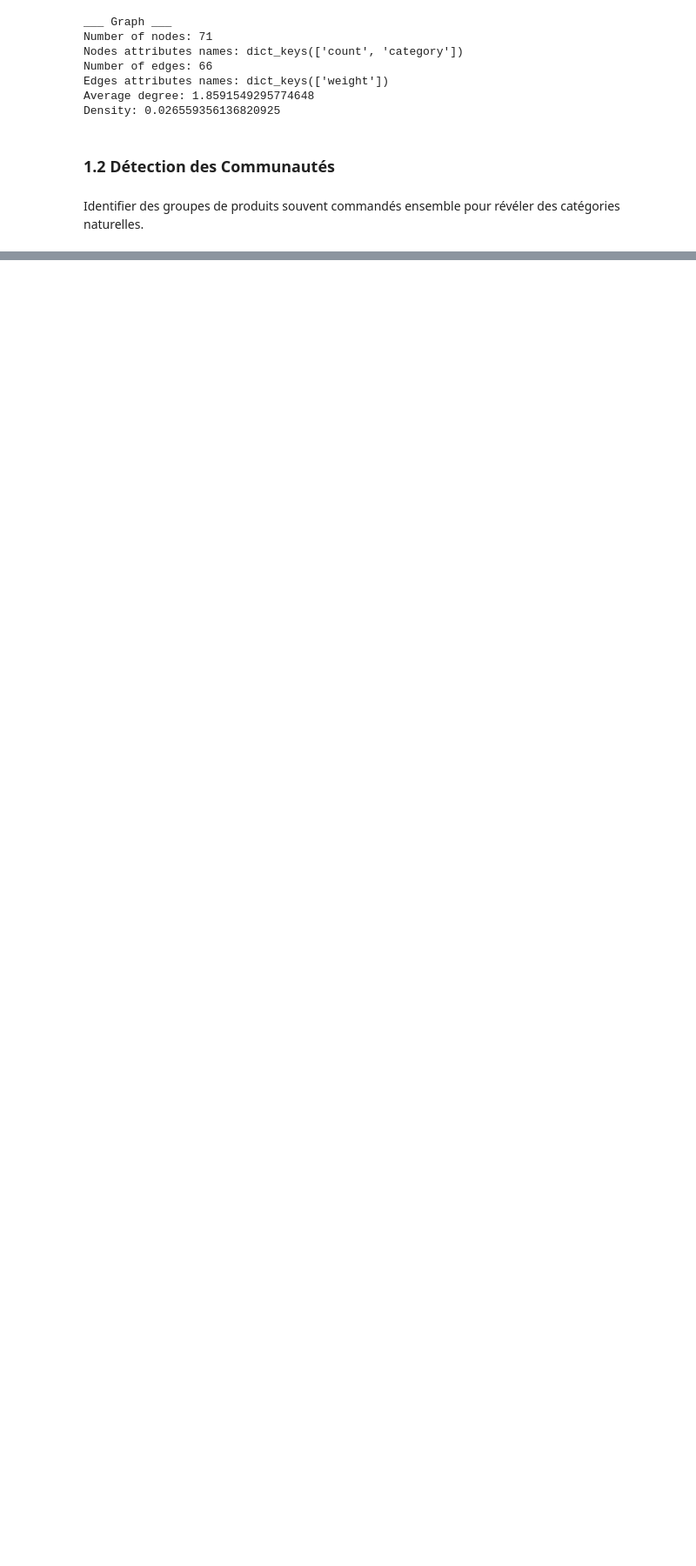
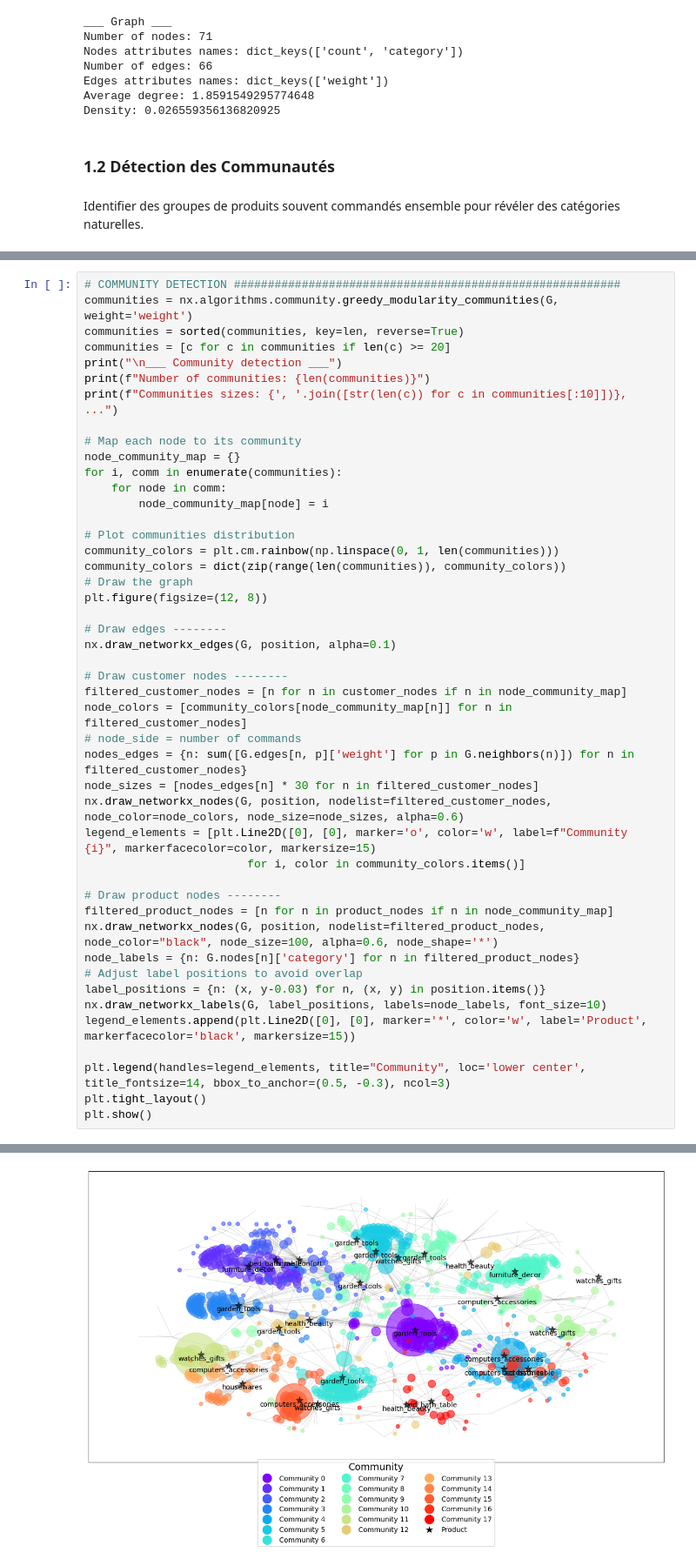
Before and after one commit to MrSneaker/ProjetDataMining, a Jupyter notebook: graphs/notebook.ipynb, the cells around one changed output, grey strips where cells are left out. Shown at 87% size. Cells and saved outputs as stored; diff of their text form; blank space fills up the shorter version.

```diff
--- a/graphs/notebook.ipynb
+++ b/graphs/notebook.ipynb
@@ -295,0 +401,47 @@ Frequent sets: [frozenset({'b0961721fd839e9982420e807758a2a6'}), frozenset({'d1c
+# %%
+# COMMUNITY DETECTION #########################################################
+communities = nx.algorithms.community.greedy_modularity_communities(G, weight='weight')
+communities = sorted(communities, key=len, reverse=True)
+communities = [c for c in communities if len(c) >= 20]
+print("\n___ Community detection ___")
+print(f"Number of communities: {len(communities)}")
+print(f"Communities sizes: {', '.join([str(len(c)) for c in communities[:10]])}, ...")
+
+# Map each node to its community
+node_community_map = {}
+for i, comm in enumerate(communities):
+    for node in comm:
+        node_community_map[node] = i
+
+# Plot communities distribution
+community_colors = plt.cm.rainbow(np.linspace(0, 1, len(communities)))
+community_colors = dict(zip(range(len(communities)), community_colors))
+# Draw the graph
+plt.figure(figsize=(12, 8))
+
+# Draw edges --------
+nx.draw_networkx_edges(G, position, alpha=0.1)
+
+# Draw customer nodes --------
+filtered_customer_nodes = [n for n in customer_nodes if n in node_community_map]
+node_colors = [community_colors[node_community_map[n]] for n in filtered_customer_nodes]
+# node_side = number of commands
+nodes_edges = {n: sum([G.edges[n, p]['weight'] for p in G.neighbors(n)]) for n in filtered_customer_nodes}
+node_sizes = [nodes_edges[n] * 30 for n in filtered_customer_nodes]
+nx.draw_networkx_nodes(G, position, nodelist=filtered_customer_nodes, node_color=node_colors, node_size=node_sizes, alpha=0.6)
+legend_elements = [plt.Line2D([0], [0], marker='o', color='w', label=f"Community {i}", markerfacecolor=color, markersize=15)
+                        for i, color in community_colors.items()]
+
+# Draw product nodes --------
+filtered_product_nodes = [n for n in product_nodes if n in node_community_map]
+nx.draw_networkx_nodes(G, position, nodelist=filtered_product_nodes, node_color="black", node_size=100, alpha=0.6, node_shape='*')
+node_labels = {n: G.nodes[n]['category'] for n in filtered_product_nodes}
+# Adjust label positions to avoid overlap
+label_positions = {n: (x, y-0.03) for n, (x, y) in position.items()}
+nx.draw_networkx_labels(G, label_positions, labels=node_labels, font_size=10)
+legend_elements.append(plt.Line2D([0], [0], marker='*', color='w', label='Product', markerfacecolor='black', markersize=15))
+
+plt.legend(handles=legend_elements, title="Community", loc='lower center', title_fontsize=14, bbox_to_anchor=(0.5, -0.3), ncol=3)
+plt.tight_layout()
+plt.show()
+# %% [output]
@@ -295,0 +451 @@ Frequent sets: [frozenset({'b0961721fd839e9982420e807758a2a6'}), frozenset({'d1c
+[figure, added]
```
Also changed, not shown: parts of 16 cells of this notebook, 4 other files.
